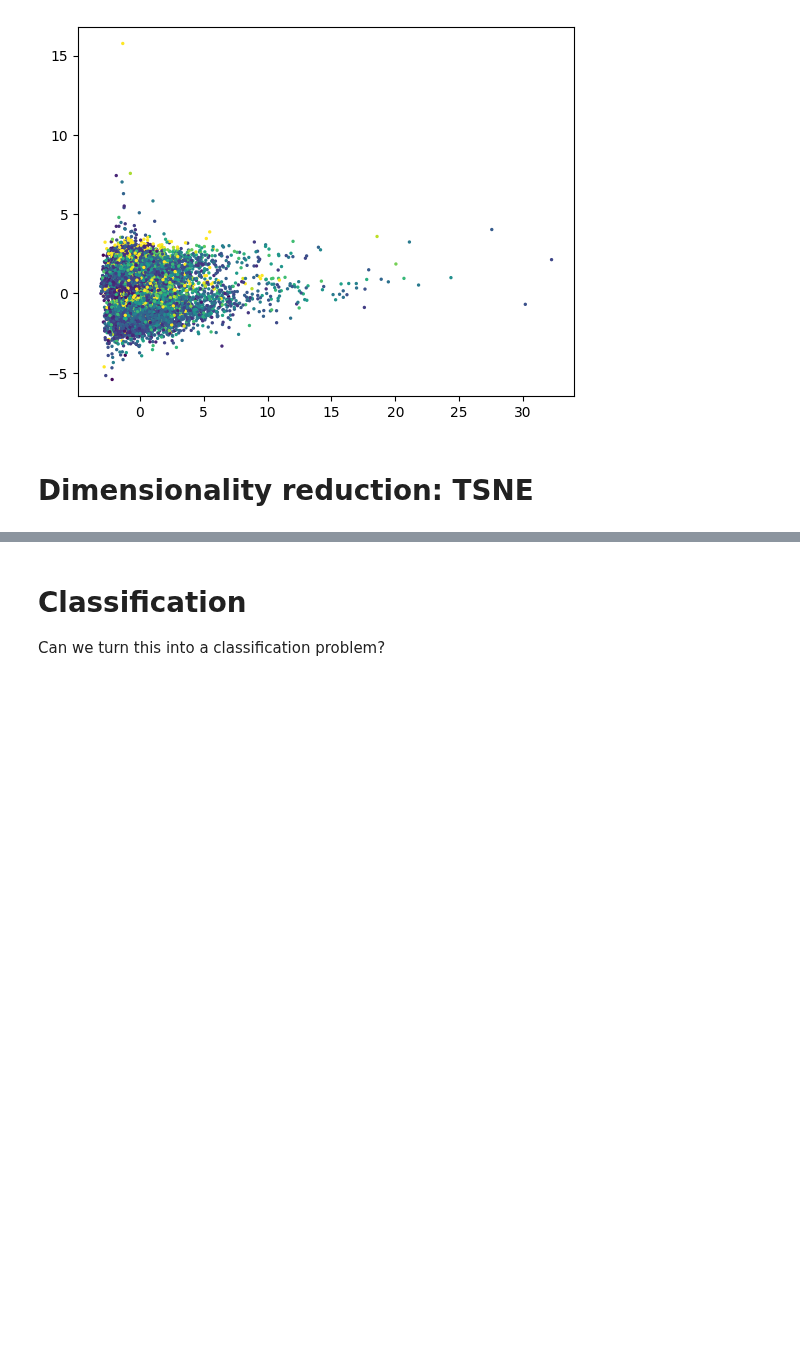
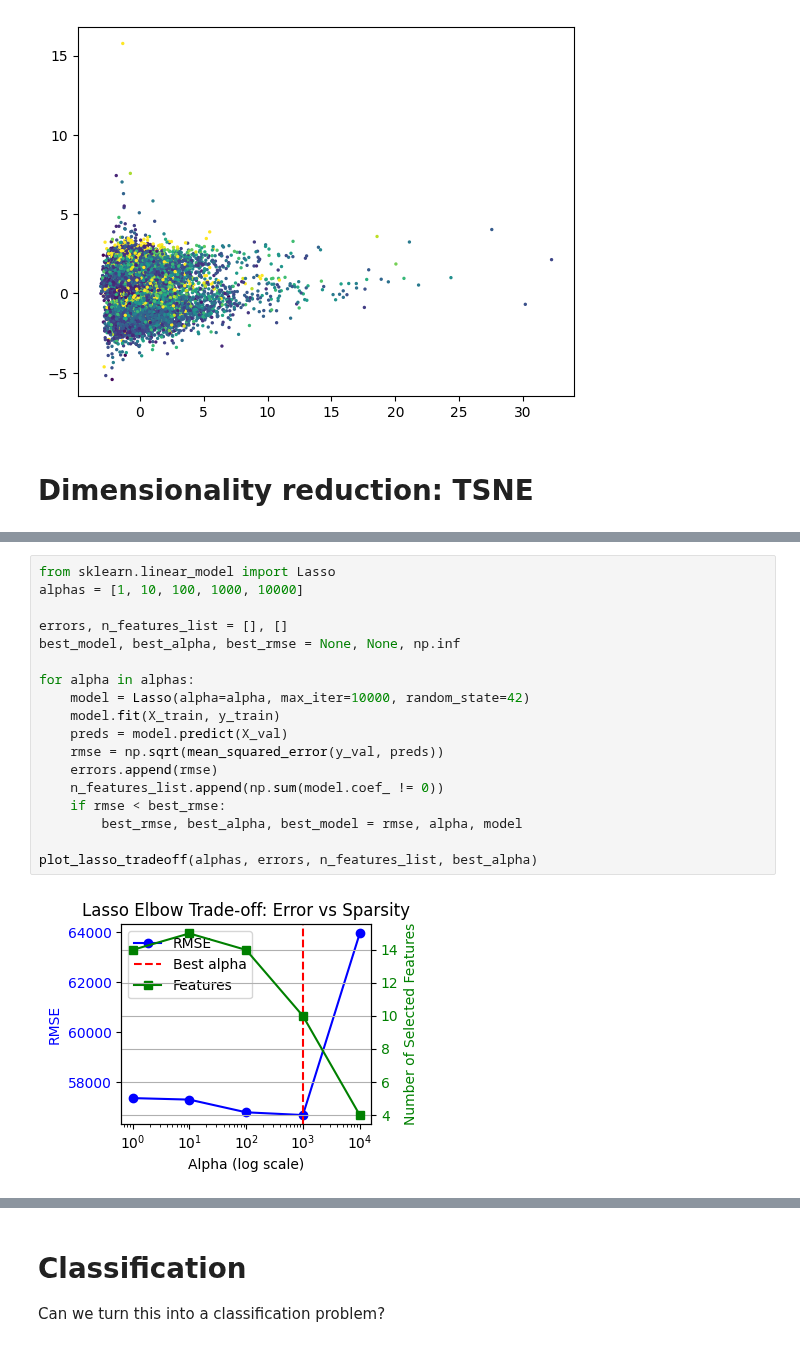
Before and after one commit to w4bo/AA2526-unibo-mldm, a Jupyter notebook: slides/lab-06-housing.ipynb, the cells around one changed output, grey strips where cells are left out. Cells and saved outputs as stored; diff of their text form; blank space fills up the shorter version.

```diff
--- a/slides/lab-06-housing.ipynb
+++ b/slides/lab-06-housing.ipynb
@@ -387,0 +446,20 @@ plt.scatter(x=result_tsne[:, 0], y=result_tsne[:, 1], c=y_train.head(3000), s=2,
+# %%
+from sklearn.linear_model import Lasso
+alphas = [1, 10, 100, 1000, 10000]
+
+errors, n_features_list = [], []
+best_model, best_alpha, best_rmse = None, None, np.inf
+
+for alpha in alphas:
+    model = Lasso(alpha=alpha, max_iter=10000, random_state=42)
+    model.fit(X_train, y_train)
+    preds = model.predict(X_val)
+    rmse = np.sqrt(mean_squared_error(y_val, preds))
+    errors.append(rmse)
+    n_features_list.append(np.sum(model.coef_ != 0))
+    if rmse < best_rmse:
+        best_rmse, best_alpha, best_model = rmse, alpha, model
+
+plot_lasso_tradeoff(alphas, errors, n_features_list, best_alpha)
+# %% [output]
+[figure, added]
```
Also changed, not shown: parts of 23 cells of this notebook.
